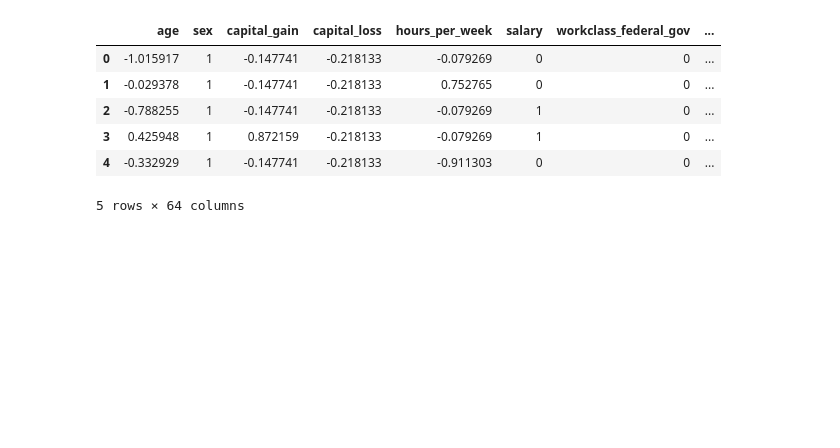
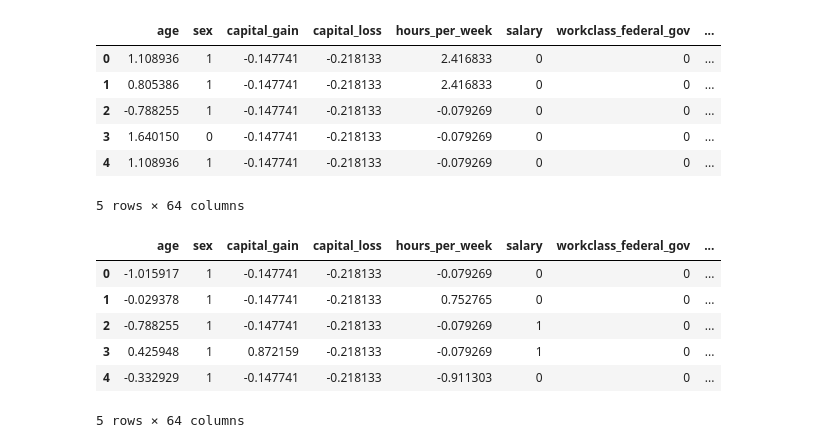
Before and after one commit to harshkasyap/fl, a Jupyter notebook: src/shap/finance-bias-adult-sr.ipynb, the cells around one changed output. Drawn from its saved outputs; the diff is of its cells as text; code cells hidden in the pictures; blank space fills up the shorter version.

```diff
--- a/src/shap/finance-bias-adult-sr.ipynb
+++ b/src/shap/finance-bias-adult-sr.ipynb
@@ -196,6 +197,16 @@ test = pd.read_csv("../../data/adult/test.csv")
 train_oh = pd.read_csv("../../data/adult/train-one-hot.csv")
 val_oh = pd.read_csv("../../data/adult/val-one-hot.csv")
 test_oh = pd.read_csv("../../data/adult/test-one-hot.csv")
+# %%
+train_oh.head()
+# %% [output]
+|  | age | sex | capital_gain | capital_loss | hours_per_week | salary | workclass_federal_gov | ... |
+| 0 | 1.108936 | 1 | -0.147741 | -0.218133 | 2.416833 | 0 | 0 | ... |
+| 1 | 0.805386 | 1 | -0.147741 | -0.218133 | 2.416833 | 0 | 0 | ... |
+| 2 | -0.788255 | 1 | -0.147741 | -0.218133 | -0.079269 | 0 | 0 | ... |
+| 3 | 1.640150 | 0 | -0.147741 | -0.218133 | -0.079269 | 0 | 0 | ... |
+| 4 | 1.108936 | 1 | -0.147741 | -0.218133 | -0.079269 | 0 | 0 | ... |
+5 rows × 64 columns
 # %%
 test_oh.head(5)
 # %% [output]
```
Also changed, not shown: parts of 21 cells of this notebook, 9 other files.
